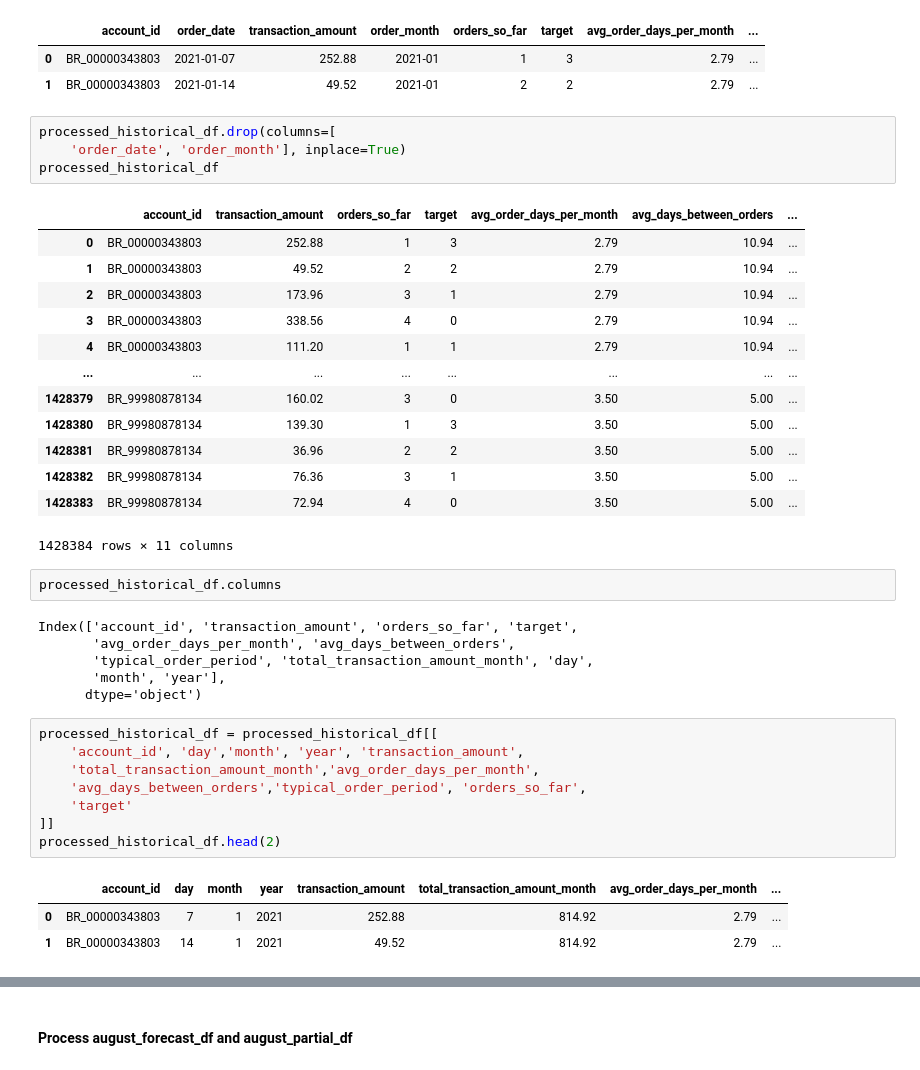
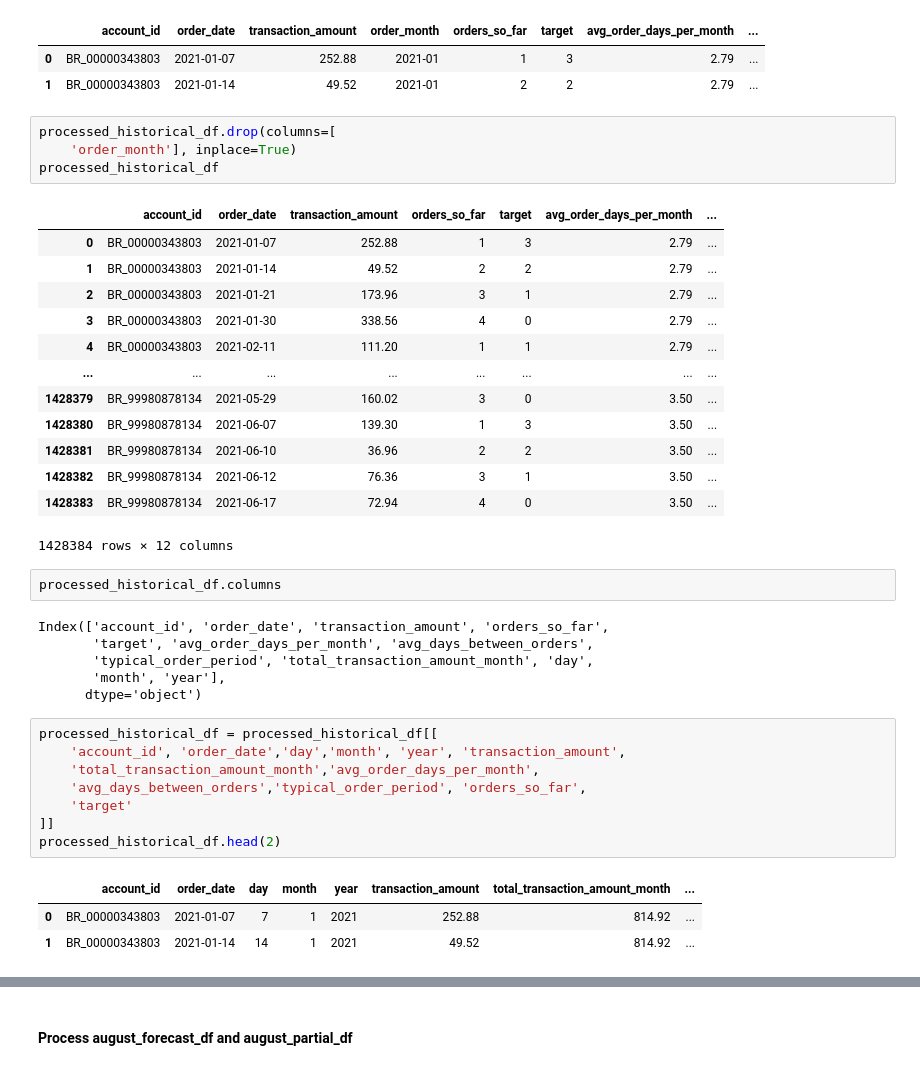
Before and after one commit to telmacarvalho/cases, a Jupyter notebook: case_bees.ipynb, the cells around one changed output, grey strips where cells are left out. Saved outputs shown, nothing was run; the diff lists cells and outputs as text.

```diff
--- a/case_bees.ipynb
+++ b/case_bees.ipynb
@@ -946,42 +971,42 @@ processed_historical_df.head(2)
 | 1 | BR_00000343803 | 2021-01-14 | 49.52 | 2021-01 | 2 | 2 | 2.79 | ... |
 # %%
 processed_historical_df.drop(columns=[
-    'order_date', 'order_month'], inplace=True)
+    'order_month'], inplace=True)
 processed_historical_df
 # %% [output]
-|  | account_id | transaction_amount | orders_so_far | target | avg_order_days_per_month | avg_days_between_orders | ... |
-| 0 | BR_00000343803 | 252.88 | 1 | 3 | 2.79 | 10.94 | ... |
-| 1 | BR_00000343803 | 49.52 | 2 | 2 | 2.79 | 10.94 | ... |
-| 2 | BR_00000343803 | 173.96 | 3 | 1 | 2.79 | 10.94 | ... |
-| 3 | BR_00000343803 | 338.56 | 4 | 0 | 2.79 | 10.94 | ... |
-| 4 | BR_00000343803 | 111.20 | 1 | 1 | 2.79 | 10.94 | ... |
+|  | account_id | order_date | transaction_amount | orders_so_far | target | avg_order_days_per_month | ... |
+| 0 | BR_00000343803 | 2021-01-07 | 252.88 | 1 | 3 | 2.79 | ... |
+| 1 | BR_00000343803 | 2021-01-14 | 49.52 | 2 | 2 | 2.79 | ... |
+| 2 | BR_00000343803 | 2021-01-21 | 173.96 | 3 | 1 | 2.79 | ... |
+| 3 | BR_00000343803 | 2021-01-30 | 338.56 | 4 | 0 | 2.79 | ... |
+| 4 | BR_00000343803 | 2021-02-11 | 111.20 | 1 | 1 | 2.79 | ... |
 | ... | ... | ... | ... | ... | ... | ... | ... |
-| 1428379 | BR_99980878134 | 160.02 | 3 | 0 | 3.50 | 5.00 | ... |
-| 1428380 | BR_99980878134 | 139.30 | 1 | 3 | 3.50 | 5.00 | ... |
-| 1428381 | BR_99980878134 | 36.96 | 2 | 2 | 3.50 | 5.00 | ... |
-| 1428382 | BR_99980878134 | 76.36 | 3 | 1 | 3.50 | 5.00 | ... |
-| 1428383 | BR_99980878134 | 72.94 | 4 | 0 | 3.50 | 5.00 | ... |
+| 1428379 | BR_99980878134 | 2021-05-29 | 160.02 | 3 | 0 | 3.50 | ... |
+| 1428380 | BR_99980878134 | 2021-06-07 | 139.30 | 1 | 3 | 3.50 | ... |
+| 1428381 | BR_99980878134 | 2021-06-10 | 36.96 | 2 | 2 | 3.50 | ... |
+| 1428382 | BR_99980878134 | 2021-06-12 | 76.36 | 3 | 1 | 3.50 | ... |
+| 1428383 | BR_99980878134 | 2021-06-17 | 72.94 | 4 | 0 | 3.50 | ... |
-1428384 rows × 11 columns
+1428384 rows × 12 columns
 # %%
 processed_historical_df.columns
 # %% [output]
-Index(['account_id', 'transaction_amount', 'orders_so_far', 'target',
-       'avg_order_days_per_month', 'avg_days_between_orders',
+Index(['account_id', 'order_date', 'transaction_amount', 'orders_so_far',
+       'target', 'avg_order_days_per_month', 'avg_days_between_orders',
        'typical_order_period', 'total_transaction_amount_month', 'day',
        'month', 'year'],
       dtype='object')
 # %%
 processed_historical_df = processed_historical_df[[
-    'account_id', 'day','month', 'year', 'transaction_amount',
+    'account_id', 'order_date','day','month', 'year', 'transaction_amount',
     'total_transaction_amount_month','avg_order_days_per_month',
     'avg_days_between_orders','typical_order_period', 'orders_so_far',
     'target'
 ]]
 processed_historical_df.head(2)
 # %% [output]
-|  | account_id | day | month | year | transaction_amount | total_transaction_amount_month | avg_order_days_per_month | ... |
-| 0 | BR_00000343803 | 7 | 1 | 2021 | 252.88 | 814.92 | 2.79 | ... |
-| 1 | BR_00000343803 | 14 | 1 | 2021 | 49.52 | 814.92 | 2.79 | ... |
+|  | account_id | order_date | day | month | year | transaction_amount | total_transaction_amount_month | ... |
+| 0 | BR_00000343803 | 2021-01-07 | 7 | 1 | 2021 | 252.88 | 814.92 | ... |
+| 1 | BR_00000343803 | 2021-01-14 | 14 | 1 | 2021 | 49.52 | 814.92 | ... |
 # %%
 processed_historical_df.info()
 # %% [output]
```
Also changed, not shown: parts of 40 cells of this notebook.
